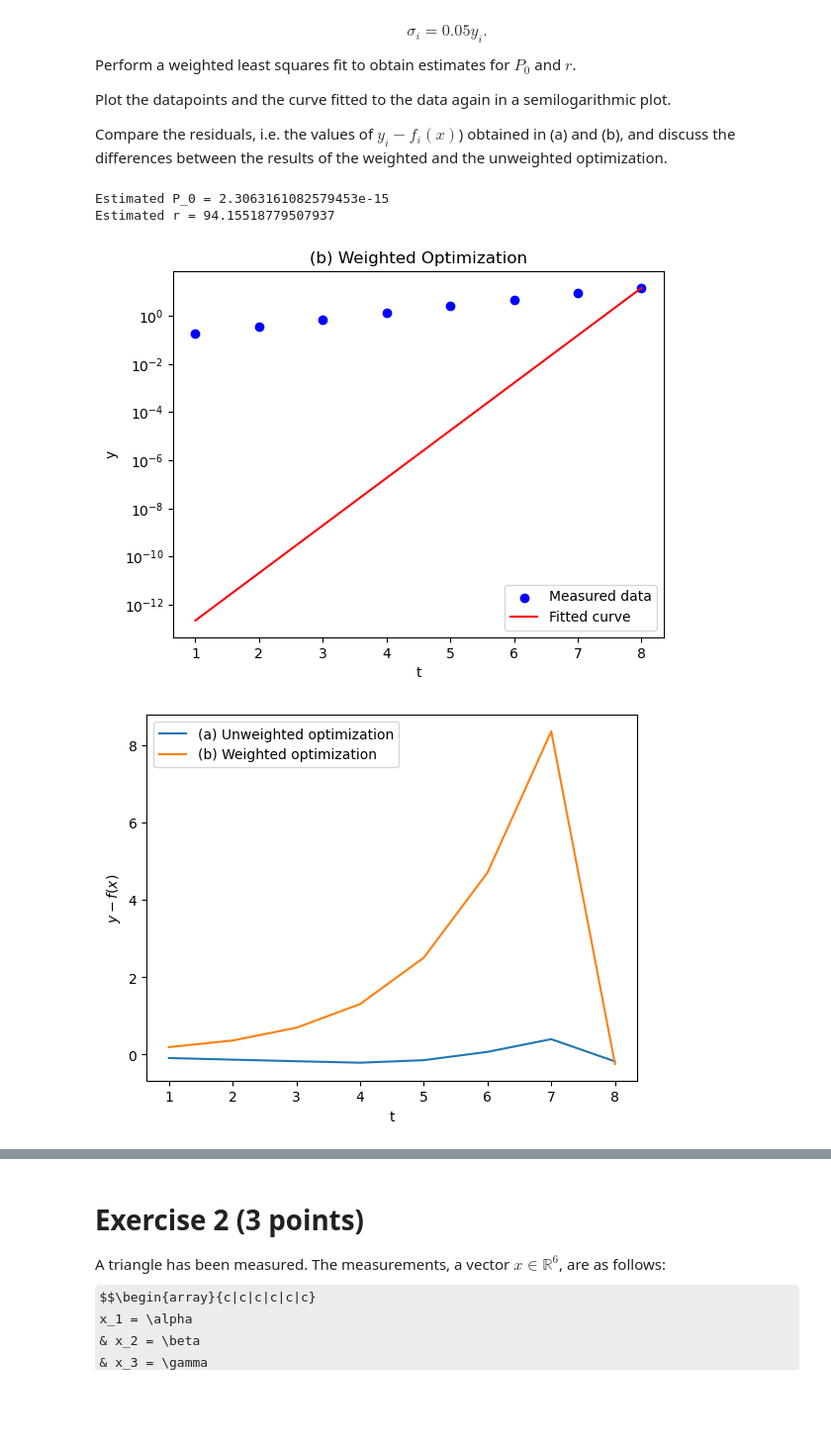
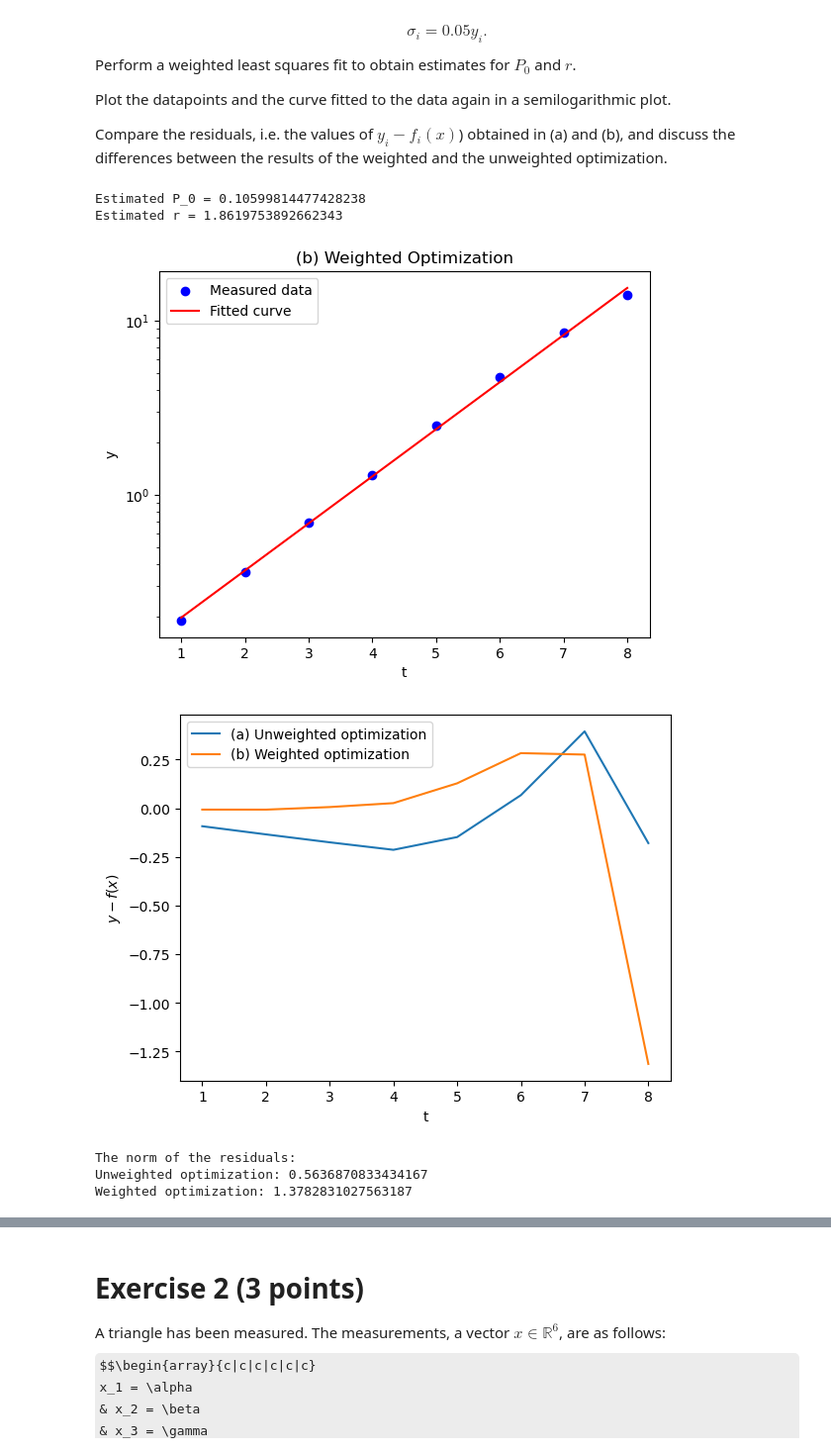
Before and after one commit to Terry-ZJ-Zhang/Numerical_Algorithm_Assignments, a Jupyter notebook: hw5/hw5_2023.ipynb, the cells around one changed output, grey strips where cells are left out. Shown at 99% size. Cells and saved outputs as stored; diff of their text form; code cells hidden in the pictures; some formulas as TeX source; blank space fills up the shorter version.

```diff
--- a/hw5/hw5_2023.ipynb
+++ b/hw5/hw5_2023.ipynb
@@ -62,7 +62,7 @@ def make_bacterial_model(t):
 
 t = np.arange(1, len(data)+1)
 f = make_bacterial_model(t)
-x0 = np.array([1., 1.])
+x0 = np.array([0.1, 2.])
 x_a = gauss_newton(f, data, x0, max_iter=1000)
 print(f'Estimated P_0 = {x_a[0]}')
 print(f'Estimated r = {x_a[1]}')
@@ -113,7 +113,7 @@ t = np.arange(1, 9)
 sigma = 0.05 * data
 Y = data / sigma
 F = make_F(t, sigma)
-x0 = np.array([1., 1.])
+x0 = np.array([0.1, 2.])
 x_b = gauss_newton(F, Y, x0, max_iter=1000)
 print(f'Estimated P_0 = {x_b[0]}')
 print(f'Estimated r = {x_b[1]}')
@@ -127,19 +127,27 @@ plt.xlabel('t')
 plt.ylabel('y')
 plt.show()
 # %% [output]
-Estimated P_0 = 2.3063161082579453e-15
-Estimated r = 94.15518779507937
+Estimated P_0 = 0.10599814477428238
+Estimated r = 1.8619753892662343
-[figure, old version]
+[figure, new version]
 # %%
 # Compare the residuals
 plt.figure()
-plt.plot(t, data-f(x_a), label='(a) Unweighted optimization')
-plt.plot(t, data-f(x_b), label='(b) Weighted optimization')
+r1 = data-f(x_a)
+r2 = data-f(x_b)
+plt.plot(t, r1, label='(a) Unweighted optimization')
+plt.plot(t, r2, label='(b) Weighted optimization')
 plt.legend()
 plt.xlabel('t')
 plt.ylabel(r'$y-f(x)$')
 plt.show()
+print('The norm of the residuals:')
+print(f'Unweighted optimization: {np.linalg.norm(r1)}')
+print(f'Weighted optimization: {np.linalg.norm(r2)}')
 # %% [output]
-[figure, old version]
+[figure, new version]
+The norm of the residuals:
+Unweighted optimization: 0.5636870833434167
+Weighted optimization: 1.3782831027563187
 # %% [markdown]
 #### **Answer:**
```
Also changed, not shown: parts of 2 cells of this notebook.
